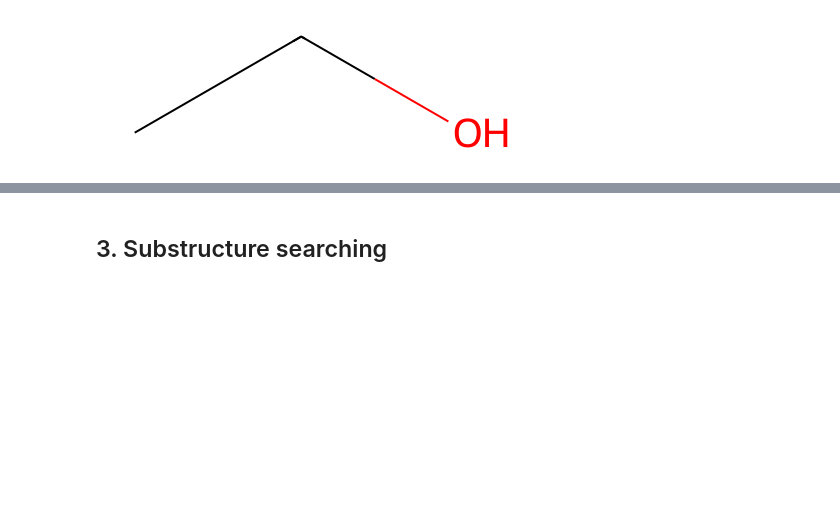
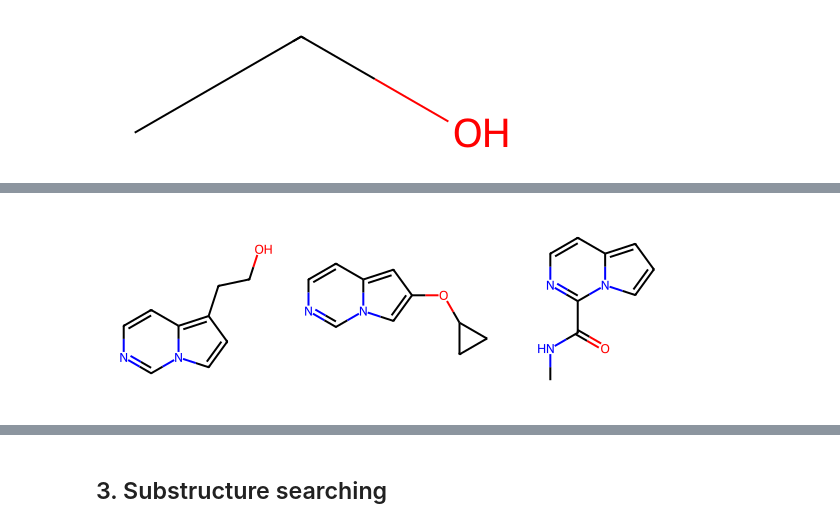
Before and after one commit to wehs7661/demos_hub, a Jupyter notebook: notebooks/RDKit.ipynb, the cells around one changed output, grey strips where cells are left out. Cells and saved outputs as stored; diff of their text form; code cells hidden in the pictures; blank space fills up the shorter version.

```diff
--- a/notebooks/RDKit.ipynb
+++ b/notebooks/RDKit.ipynb
@@ -443,0 +446,7 @@ m3
+# %%
+for m in ms:
+    _ = AllChem.GenerateDepictionMatching2DStructure(m,template)
+
+Chem.Draw.MolsToGridImage(ms)  # it can be seen that the three molecules are now aligned based on the template.
+# %% [output]
+[figure, added]
```
Also changed, not shown: parts of 51 cells of this notebook, 1 other file.
